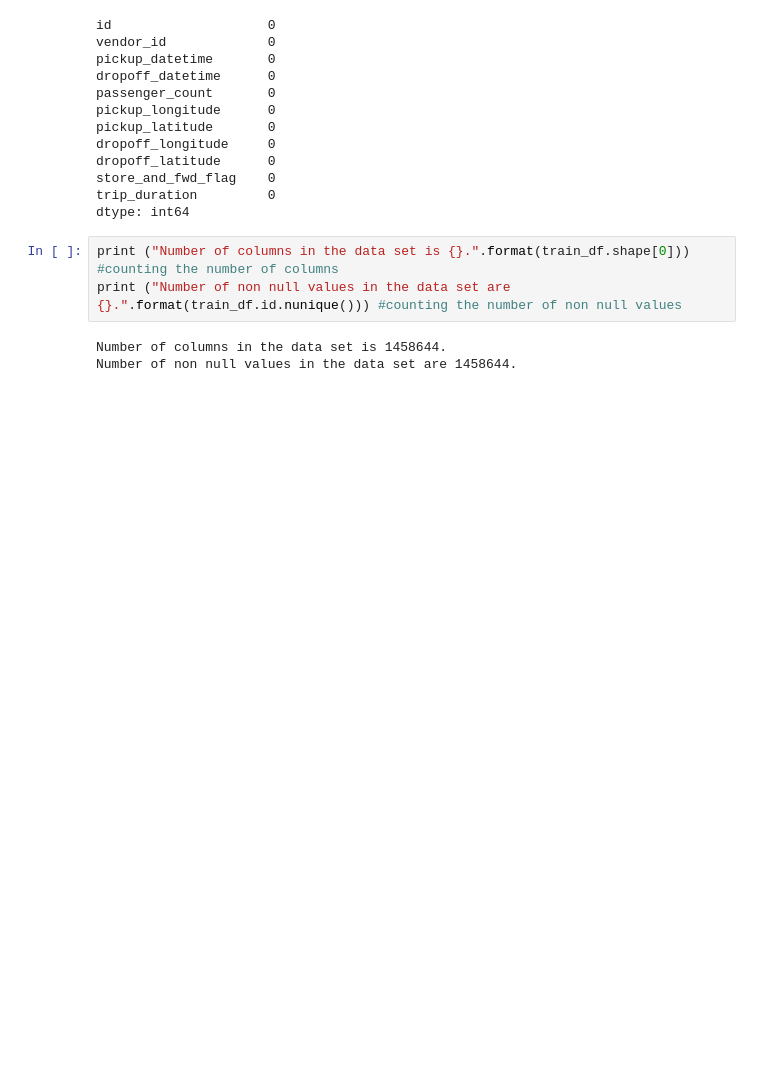
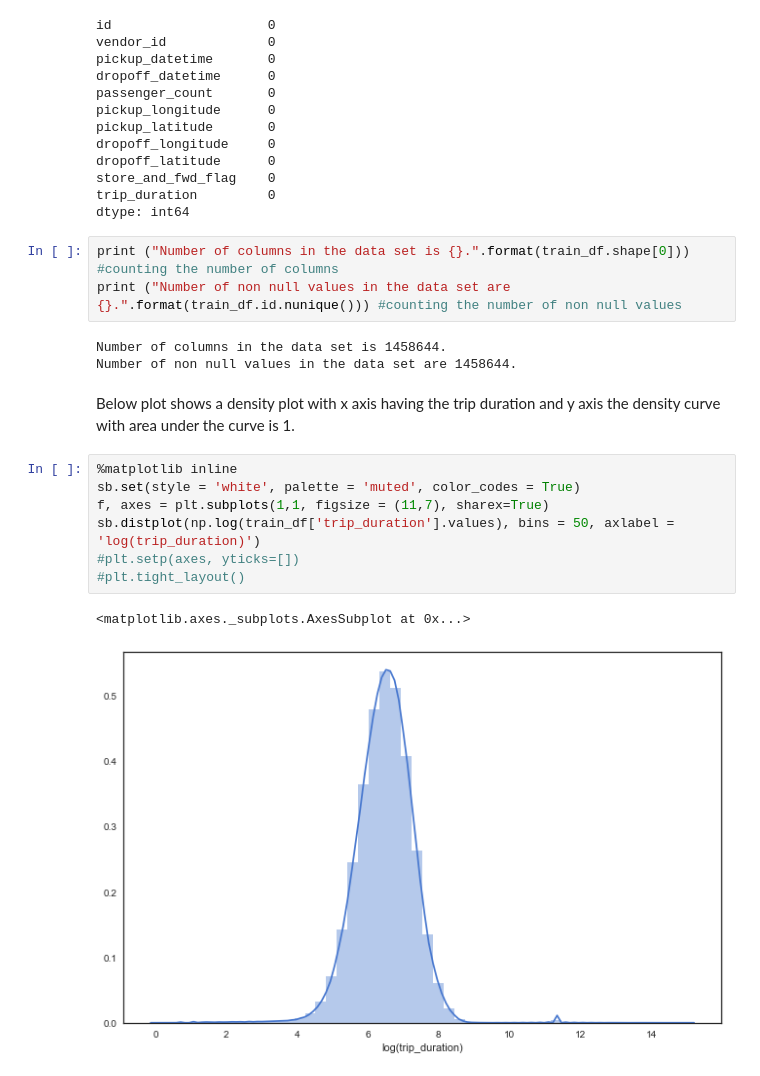
Before and after one commit to shawnchacko/NYC-Taxi-Project, a Jupyter notebook: NYC Taxi Project.ipynb, the cells around one changed output. Saved outputs shown, nothing was run; the diff lists cells and outputs as text; blank space fills up the shorter version.

```diff
--- a/NYC Taxi Project.ipynb
+++ b/NYC Taxi Project.ipynb
@@ -73,3 +76,15 @@ print ("Number of non null values in the data set are {}.".format(train_df.id.nu
 # %% [output]
 Number of columns in the data set is 1458644.
 Number of non null values in the data set are 1458644.
+# %% [markdown]
+Below plot shows a density plot with x axis having the trip duration and y axis the density curve with area under the curve is 1.
+# %%
+%matplotlib inline
+sb.set(style = 'white', palette = 'muted', color_codes = True)
+f, axes = plt.subplots(1,1, figsize = (11,7), sharex=True)
+sb.distplot(np.log(train_df['trip_duration'].values), bins = 50, axlabel = 'log(trip_duration)')
+#plt.setp(axes, yticks=[])
+#plt.tight_layout()
+# %% [output]
+<matplotlib.axes._subplots.AxesSubplot at 0x...>
+[figure, added]
```
Also changed, not shown: parts of 17 cells of this notebook.
